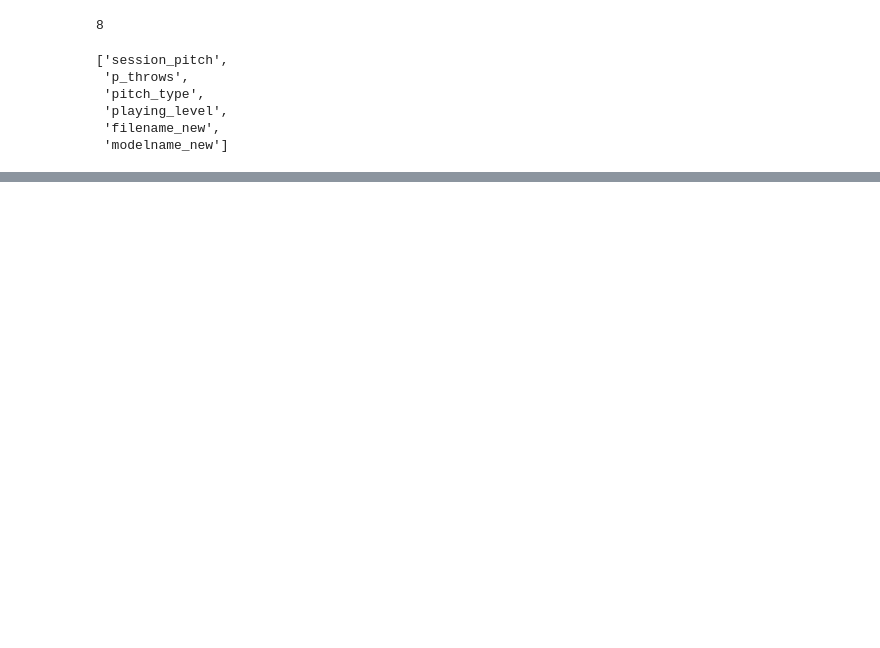
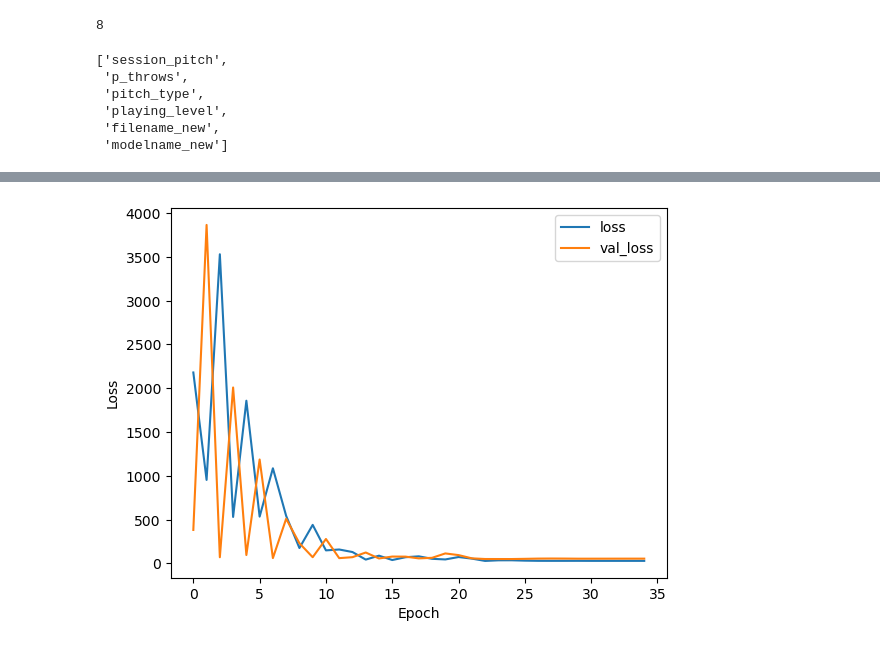
Before and after one commit to jisoawe/Biomech_Pitch_Velo_Prediction, a Jupyter notebook: Pitch Speed Deep Learning.ipynb, the cells around one changed output, grey strips where cells are left out. Drawn from its saved outputs; the diff is of its cells as text; code cells hidden in the pictures; blank space fills up the shorter version.

```diff
--- a/Pitch Speed Deep Learning.ipynb
+++ b/Pitch Speed Deep Learning.ipynb
@@ -115,0 +140,11 @@ plt.show()
+# %%
+early_stopping = EarlyStopping(monitor = 'val_loss', patience = 10, restore_best_weights = True)
+
+reduce_lr = ReduceLROnPlateau(monitor = 'val_loss', factor = 0.1, patience = 5, min_lr = 1e-6)
+
+model.compile(optimizer = Adam(learning_rate = 1e-4),
+             loss = 'mean_squared_error')
+
+history = model.fit(X_train, y_train, validation_data = (X_test, y_test),
+                   epochs = 100, batch_size = 64,
+                   callbacks = [early_stopping, reduce_lr])
@@ -115,0 +169,9 @@ plt.show()
+# %%
+plt.plot(history.history['loss'], label = 'loss')
+plt.plot(history.history['val_loss'], label = 'val_loss')
+plt.xlabel('Epoch')
+plt.ylabel('Loss')
+plt.legend()
+plt.show()
+# %% [output]
+[figure, added]
```
Also changed, not shown: parts of 20 cells of this notebook.
